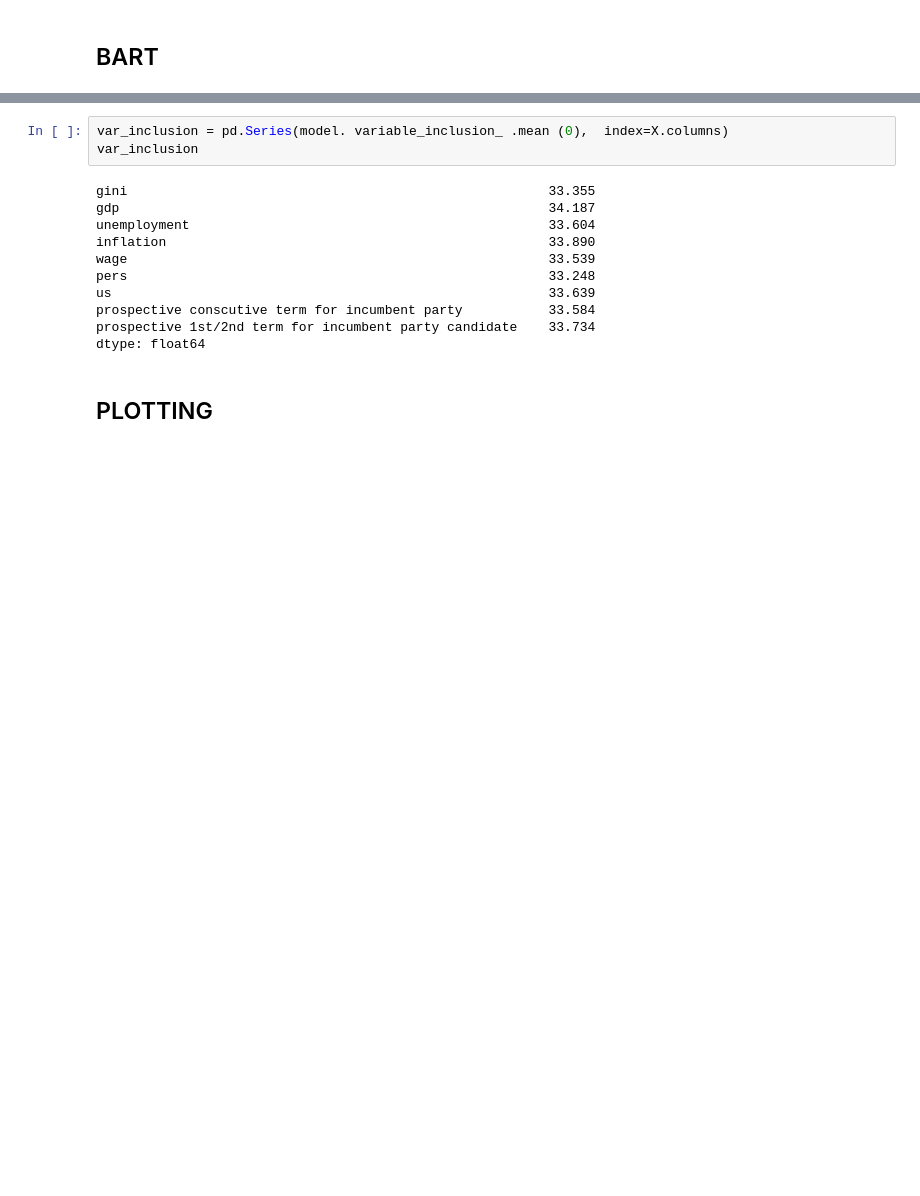
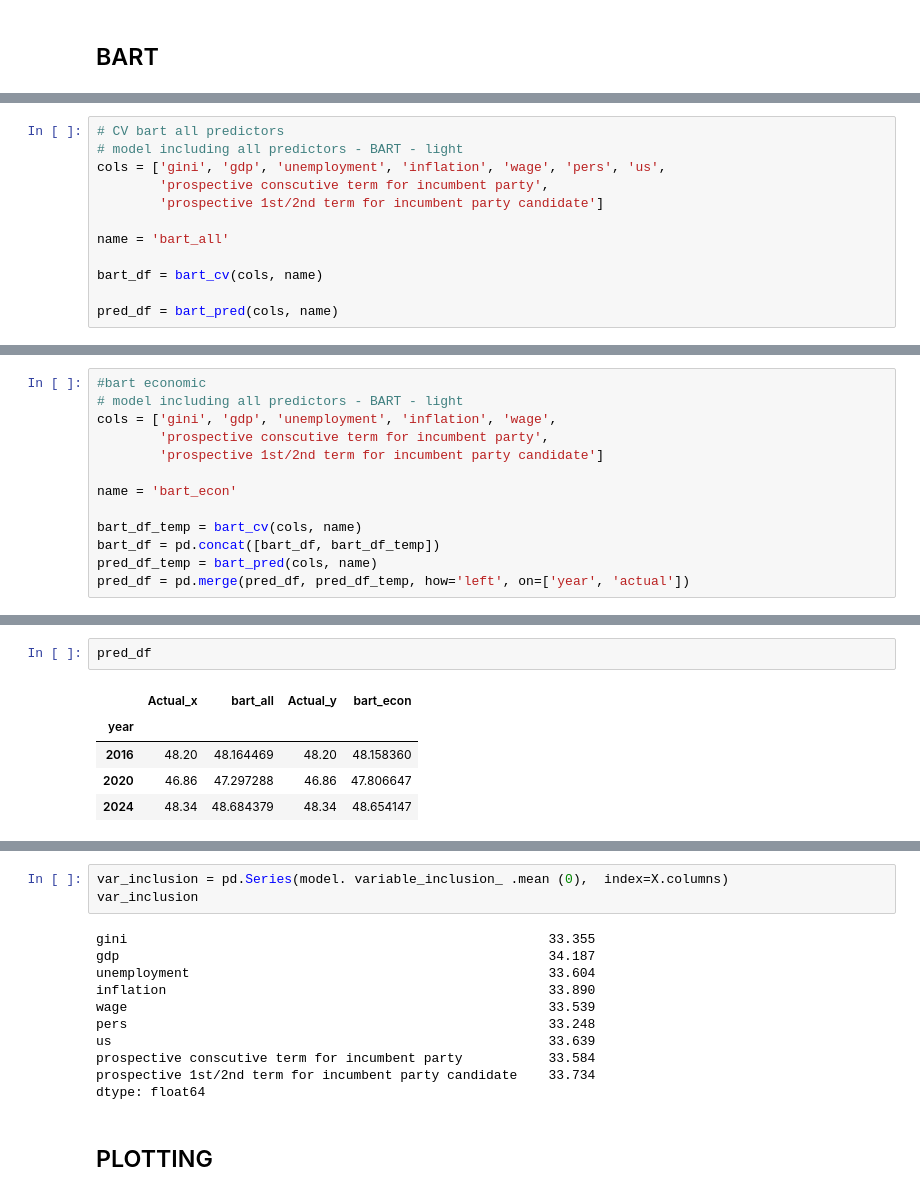
Before and after one commit to carlemilgrumnymann/data_science, a Jupyter notebook: minimum analysis_v2.ipynb, the cells around one changed output, grey strips where cells are left out. Saved outputs shown, nothing was run; the diff lists cells and outputs as text; blank space fills up the shorter version.

Commit message:
almost finished analysis, merged collinearity and analysis, ready for ucloud big BART runs

```diff
--- a/minimum analysis_v2.ipynb
+++ b/minimum analysis_v2.ipynb
@@ -1352,0 +972,12 @@ year
+# %%
+# CV bart all predictors
+# model including all predictors - BART - light
+cols = ['gini', 'gdp', 'unemployment', 'inflation', 'wage', 'pers', 'us',
+        'prospective conscutive term for incumbent party',
+        'prospective 1st/2nd term for incumbent party candidate']
+
+name = 'bart_all'
+
+bart_df = bart_cv(cols, name)
+
+pred_df = bart_pred(cols, name)
@@ -1352,0 +997,13 @@ year
+# %%
+#bart economic
+# model including all predictors - BART - light
+cols = ['gini', 'gdp', 'unemployment', 'inflation', 'wage',
+        'prospective conscutive term for incumbent party',
+        'prospective 1st/2nd term for incumbent party candidate']
+
+name = 'bart_econ'
+
+bart_df_temp = bart_cv(cols, name)
+bart_df = pd.concat([bart_df, bart_df_temp])
+pred_df_temp = bart_pred(cols, name)
+pred_df = pd.merge(pred_df, pred_df_temp, how='left', on=['year', 'actual'])
@@ -1352,0 +1022,8 @@ year
+# %%
+pred_df
+# %% [output]
+|  | Actual_x | bart_all | Actual_y | bart_econ |
+| year |  |  |  |  |
+| 2016 | 48.20 | 48.164469 | 48.20 | 48.158360 |
+| 2020 | 46.86 | 47.297288 | 46.86 | 47.806647 |
+| 2024 | 48.34 | 48.684379 | 48.34 | 48.654147 |
```
Also changed, not shown: parts of 31 cells of this notebook, 5 other files.
